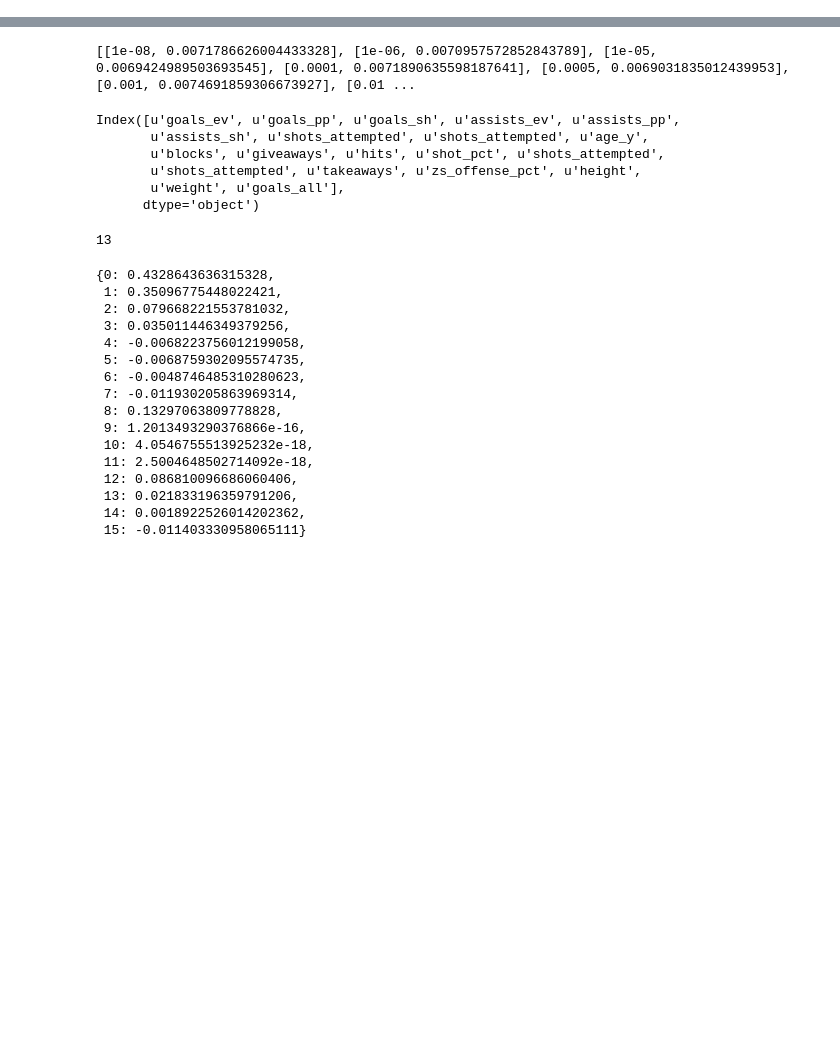
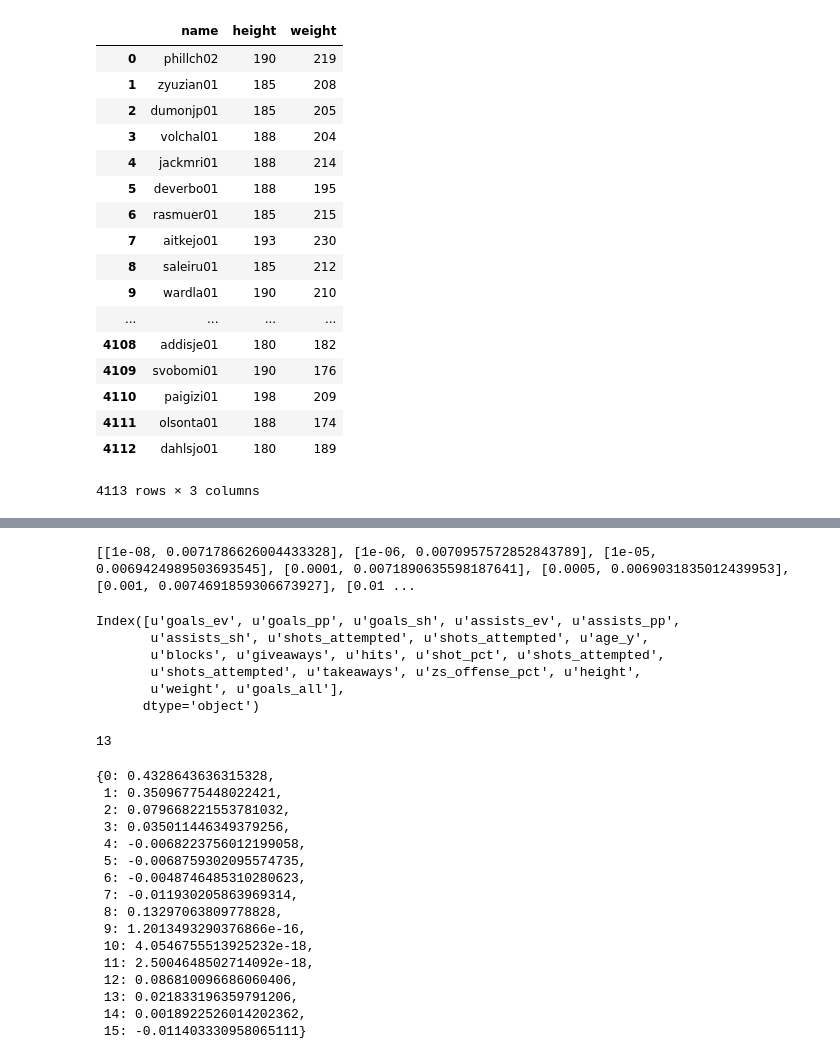
Before and after one commit to takehiromatsuzawa/Thesis, a Jupyter notebook: Thesis/Lasso_Ridge_OLR.ipynb, the cells around one changed output, grey strips where cells are left out. Cells and saved outputs as stored; diff of their text form; code cells hidden in the pictures; blank space fills up the shorter version.

```diff
--- a/Thesis/Model/Lasso_Ridge_OLR.ipynb
+++ b/Thesis/Lasso_Ridge_OLR.ipynb
@@ -30,28 +30,28 @@ df_age_39=pd.read_csv('AgeData/df_age_39.csv',index_col=0)
 # %%
-dfplayer1996=pd.read_csv('dfplayer1996.csv')
-dfplayer1997=pd.read_csv('dfplayer1997.csv')
-dfplayer1998=pd.read_csv('dfplayer1998.csv')
-dfplayer1999=pd.read_csv('dfplayer1999.csv')
+dfplayer1996=pd.read_csv('Data/draft_year_player/dfplayer1996.csv')
+dfplayer1997=pd.read_csv('Data/draft_year_player/dfplayer1997.csv')
+dfplayer1998=pd.read_csv('Data/draft_year_player/dfplayer1998.csv')
+dfplayer1999=pd.read_csv('Data/draft_year_player/dfplayer1999.csv')
 
-dfplayer2000=pd.read_csv('dfplayer2000.csv')
-dfplayer2001=pd.read_csv('dfplayer2001.csv')
-dfplayer2002=pd.read_csv('dfplayer2002.csv')
-dfplayer2003=pd.read_csv('dfplayer2003.csv')
-dfplayer2004=pd.read_csv('dfplayer2004.csv')
+dfplayer2000=pd.read_csv('Data/draft_year_player/dfplayer2000.csv')
+dfplayer2001=pd.read_csv('Data/draft_year_player/dfplayer2001.csv')
+dfplayer2002=pd.read_csv('Data/draft_year_player/dfplayer2002.csv')
+dfplayer2003=pd.read_csv('Data/draft_year_player/dfplayer2003.csv')
+dfplayer2004=pd.read_csv('Data/draft_year_player/dfplayer2004.csv')
 
-dfplayer2005=pd.read_csv('dfplayer2005.csv')
-dfplayer2006=pd.read_csv('dfplayer2006.csv')
-dfplayer2007=pd.read_csv('dfplayer2007.csv')
-dfplayer2008=pd.read_csv('dfplayer2008.csv')
-dfplayer2009=pd.read_csv('dfplayer2009.csv')
+dfplayer2005=pd.read_csv('Data/draft_year_player/dfplayer2005.csv')
+dfplayer2006=pd.read_csv('Data/draft_year_player/dfplayer2006.csv')
+dfplayer2007=pd.read_csv('Data/draft_year_player/dfplayer2007.csv')
+dfplayer2008=pd.read_csv('Data/draft_year_player/dfplayer2008.csv')
+dfplayer2009=pd.read_csv('Data/draft_year_player/dfplayer2009.csv')
 
-dfplayer2010=pd.read_csv('dfplayer2010.csv')
-dfplayer2011=pd.read_csv('dfplayer2011.csv')
-dfplayer2012=pd.read_csv('dfplayer2012.csv')
-dfplayer2013=pd.read_csv('dfplayer2013.csv')
-dfplayer2014=pd.read_csv('dfplayer2014.csv')
+dfplayer2010=pd.read_csv('Data/draft_year_player/dfplayer2010.csv')
+dfplayer2011=pd.read_csv('Data/draft_year_player/dfplayer2011.csv')
+dfplayer2012=pd.read_csv('Data/draft_year_player/dfplayer2012.csv')
+dfplayer2013=pd.read_csv('Data/draft_year_player/dfplayer2013.csv')
+dfplayer2014=pd.read_csv('Data/draft_year_player/dfplayer2014.csv')
 
-dfplayer2015=pd.read_csv('dfplayer2015.csv')
+dfplayer2015=pd.read_csv('Data/draft_year_player/dfplayer2015.csv')
 # %%
 namePlayer=[]
 for elem in dfplayer1996['url']:
@@ -301,6 +301,27 @@ dfplayer2011,dfplayer2012,dfplayer2013,dfplayer2014,dfplayer2015]
 
 
 df_all_fundam = pd.concat(fundam)
+# %%
+df_all_fundam
+# %% [output]
+|  | name | height | weight |
+| 0 | phillch02 | 190 | 219 |
+| 1 | zyuzian01 | 185 | 208 |
+| 2 | dumonjp01 | 185 | 205 |
+| 3 | volchal01 | 188 | 204 |
+| 4 | jackmri01 | 188 | 214 |
+| 5 | deverbo01 | 188 | 195 |
+| 6 | rasmuer01 | 185 | 215 |
+| 7 | aitkejo01 | 193 | 230 |
+| 8 | saleiru01 | 185 | 212 |
+| 9 | wardla01 | 190 | 210 |
+| ... | ... | ... | ... |
+| 4108 | addisje01 | 180 | 182 |
+| 4109 | svobomi01 | 190 | 176 |
+| 4110 | paigizi01 | 198 | 209 |
+| 4111 | olsonta01 | 188 | 174 |
+| 4112 | dahlsjo01 | 180 | 189 |
+4113 rows × 3 columns
 # %%
 df_all_fundam=df_all_fundam.reset_index(drop=True)
 # %%
```
Also changed, not shown: parts of 11 cells of this notebook, 51 other files.
